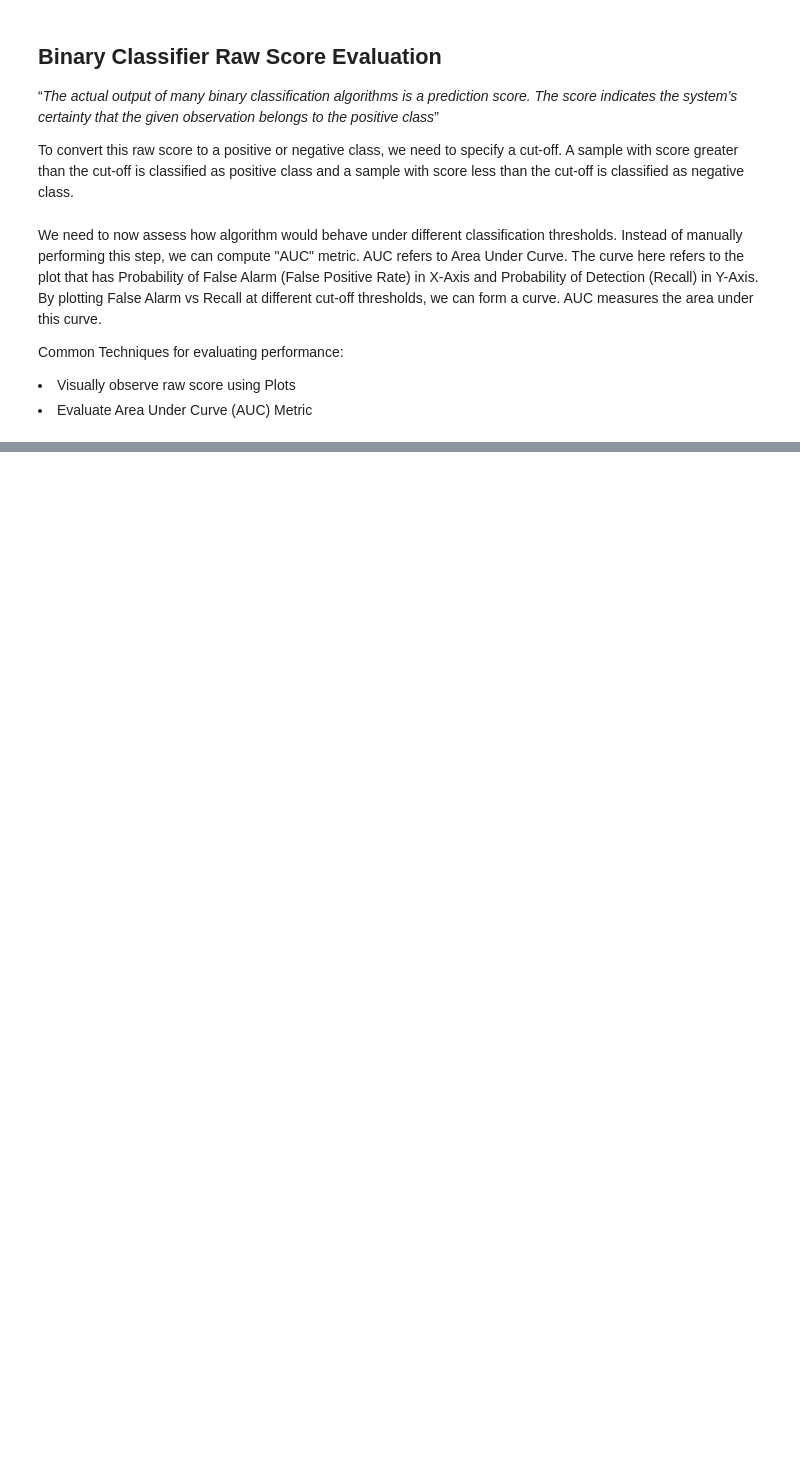
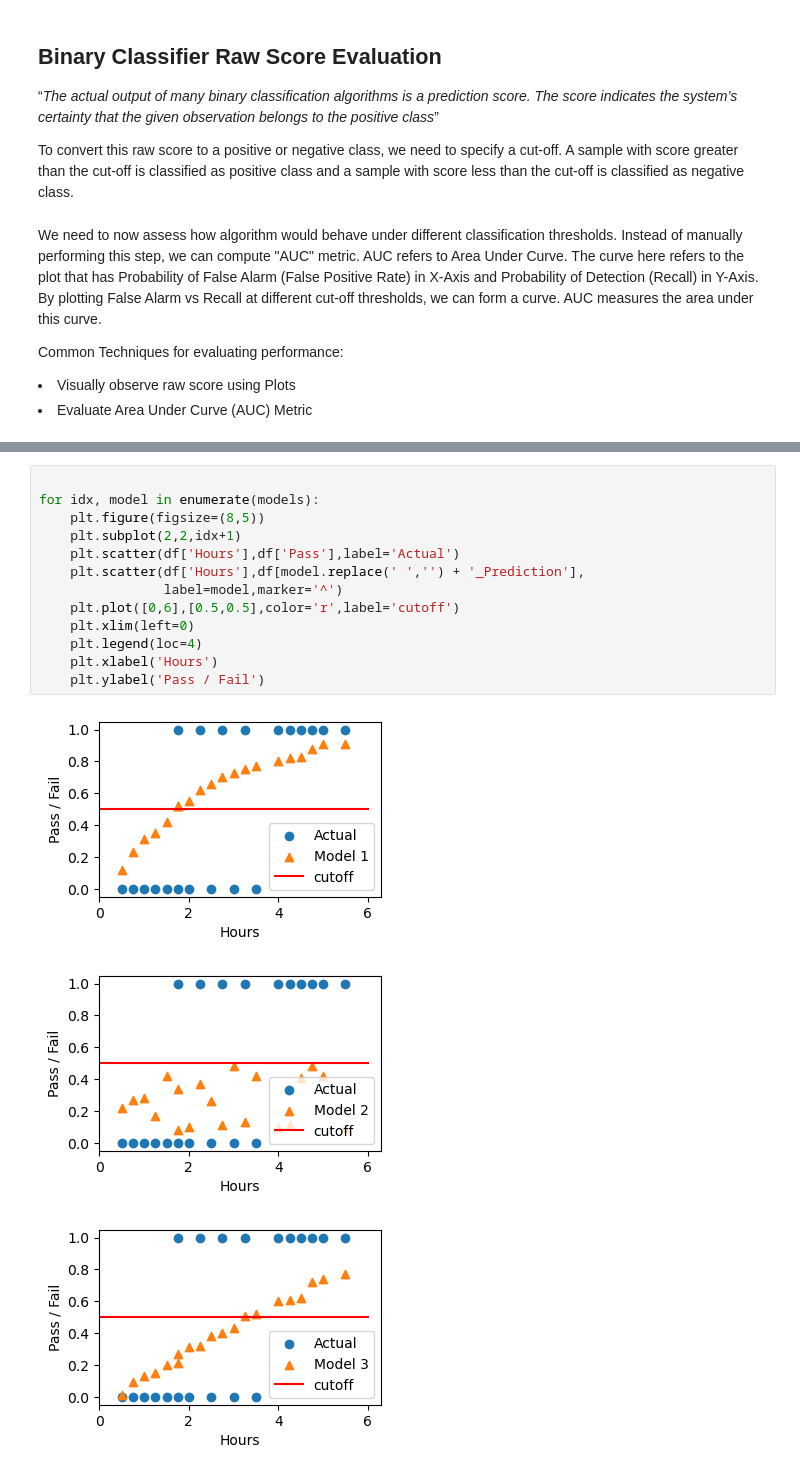
Before and after one commit to saravanankrishnarajan/SageMaker, a Jupyter notebook: Performance_Evaluation/binary_classifier_rawscore_evaluation.ipynb, the cells around one changed output, grey strips where cells are left out. Cells and saved outputs as stored; diff of their text form; blank space fills up the shorter version.

```diff
--- a/Performance_Evaluation/binary_classifier_rawscore_evaluation.ipynb
+++ b/Performance_Evaluation/binary_classifier_rawscore_evaluation.ipynb
@@ -21,0 +66,17 @@ Matplotlib is building the font cache; this may take a moment.
+# %%
+
+for idx, model in enumerate(models):
+    plt.figure(figsize=(8,5))
+    plt.subplot(2,2,idx+1)
+    plt.scatter(df['Hours'],df['Pass'],label='Actual')
+    plt.scatter(df['Hours'],df[model.replace(' ','') + '_Prediction'],
+                label=model,marker='^')
+    plt.plot([0,6],[0.5,0.5],color='r',label='cutoff')
+    plt.xlim(left=0)
+    plt.legend(loc=4)
+    plt.xlabel('Hours')
+    plt.ylabel('Pass / Fail')
+# %% [output]
+[figure, added]
+[figure, added]
+[figure, added]
```
Also changed, not shown: parts of 12 cells of this notebook, 1 other file.
